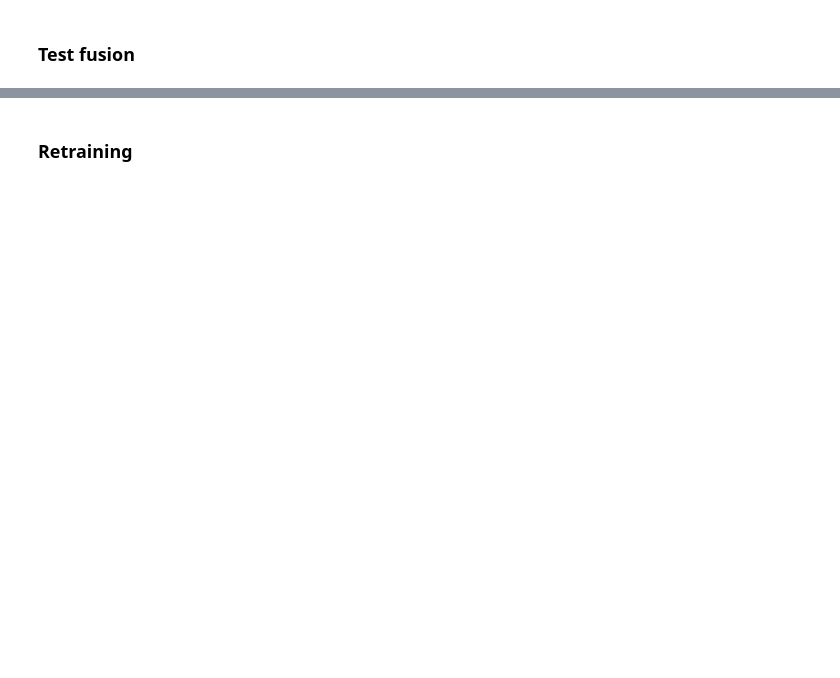
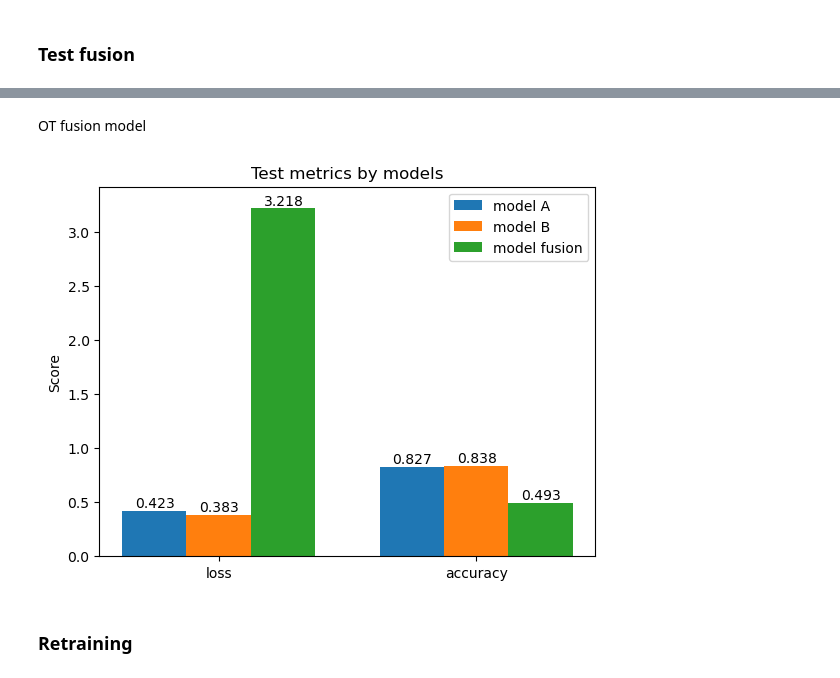
Before and after one commit to Yahnnosh/Exploring-Model-Fusion-with-Optimal-Transport-on-Transformers, a Jupyter notebook: model_fusion2.ipynb, the cells around one changed output, grey strips where cells are left out. Cells and saved outputs as stored; diff of their text form; code cells hidden in the pictures; blank space fills up the shorter version.

```diff
--- a/model_fusion2.ipynb
+++ b/model_fusion2.ipynb
@@ -185,2 +191,9 @@ test_fusion(modelA, modelB, model_fusion)
+# %% [markdown]
+OT fusion model
+# %%
+# test with OT fusion
+test_fusion(modelA, modelB, model_fusion, test_iter, device)
+# %% [output]
+[figure, added]
 # %% [markdown]
 ### Retraining
```
Also changed, not shown: parts of 26 cells of this notebook, 8 other files.
